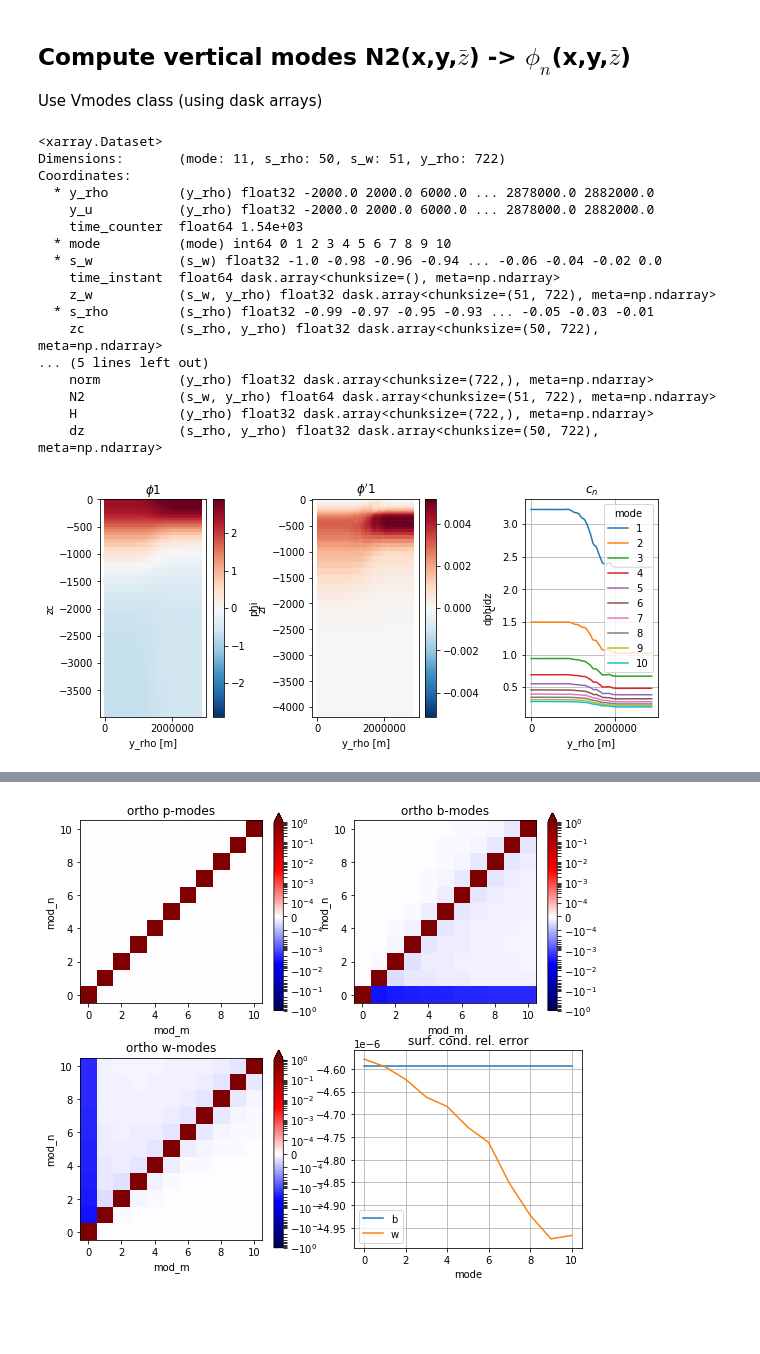
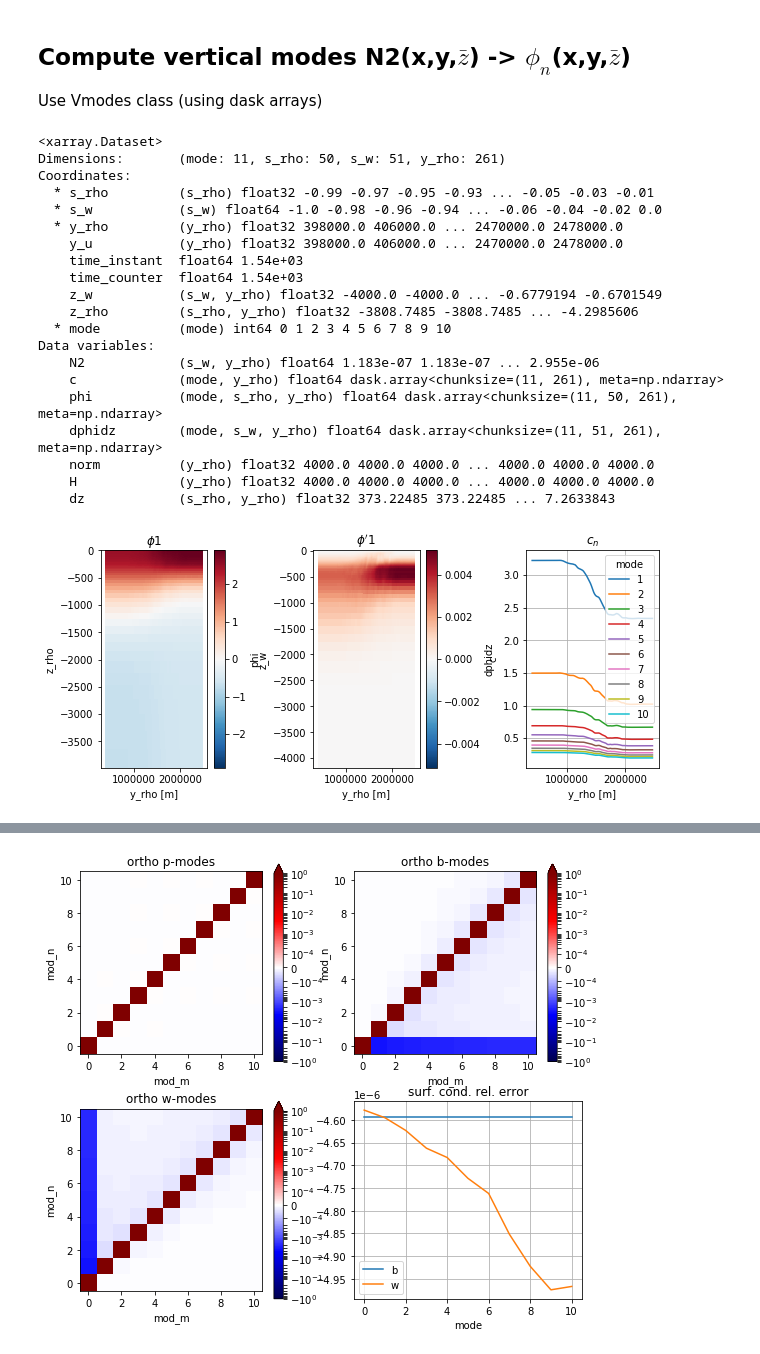
Before and after one commit to slgentil/croco, a Jupyter notebook: tutorials/proj_modes.ipynb, the cells around one changed output, grey strips where cells are left out. Drawn from its saved outputs; the diff is of its cells as text; code cells hidden in the pictures; blank space fills up the shorter version.

```diff
--- a/tutorials/proj_modes.ipynb
+++ b/tutorials/proj_modes.ipynb
@@ -30 +33,10 @@ client
+# %%
+docal = False # load sub-dataset used in this example and compute mean state or load it from zar
+
+filename = "./proj_mode_data"
+filemean = "./proj_mode_mean"
+filegrid = "./proj_mode_grid.json"
+
+root_path = '/home/datawork-lops-osi/equinox/jetn/'
+run = 'jet_cfg1_wp75_4km_1500a2000j_floats_lev50_itide/'
 # %% [markdown]
@@ -33,9 +44,0 @@ loading simulation using postp Run class
-# %%
-root_path = '/home/datawork-lops-osi/equinox/jetn/'
-run = 'jet_cfg1_wp75_4km_1500a2000j_floats_lev50_itide/'
-it = 1 # time index (working with one time index for this example)
-
-r = pp.Run(root_path+run, prefix='file_',open_nc=['grid','his'], verbose=True)
-ds = r['his'].isel(time=it)
-
-### N.B.: Here we should specify wether some dimensions are periodic (e.g. x)
@@ -113,0 +125,15 @@ Text(0.5, 1.0, 'U_a, x-avg')
+# %%
+### load stored data
+
+if not docal:
+    ds_mean = xr.load_dataset(filemean+".nc")
+    ds = xr.load_dataset(filename+".nc")
+    N2, zmoy, zwoy = ds_mean.N2, ds_mean.z_rho, ds_mean.z_w
+    if "xgrid" not in ds.attrs:
+        with open(filegrid, mode="r") as fp:
+            gridcoord = json.load(fp)
+        ds.attrs['xgrid'] = Grid(ds, coords=gridcoord)
+    xgrid = ds.attrs['xgrid']
+
+    # I still need to load the run to initialize the Run object
+    r = pp.Run(root_path+run, prefix='file_',open_nc=['grid'], verbose=True)
@@ -118,44 +158,47 @@ Use Vmodes class (using dask arrays)
 # %%
 ### compute modes
 nmodes = 10
 #vmodes = vmd.Vmodes(r.xgrid, nmodes, zmoy, zwoy, N2, persist=True)
-vmodes = Vmodes(r.xgrid, nmodes, zmoy, zwoy, N2, persist=True) # working version
+vmodes = vmd.Vmodes(xgrid, nmodes, zmoy, zwoy, N2, persist=True) # working version
 
 # plot result (for one mode)
 imod = 1
 fig, axs = plt.subplots(1, 3, sharex=True, sharey=False, figsize=(10,4))
 ax=axs[0]
-vmodes.ds.phi.sel(mode=imod).plot(x="y_rho", y="zc", ax=ax)
+vmodes.ds.phi.sel(mode=imod).plot(x="y_rho", y="z_rho", ax=ax)
 ax.set_title(r"$\phi $"+str(imod))
 ax=axs[1]
-vmodes.ds.dphidz.sel(mode=imod).plot(x="y_rho", y="zf", ax=ax)
+vmodes.ds.dphidz.sel(mode=imod).plot(x="y_rho", y="z_w", ax=ax)
 ax.set_title(r"$\phi' $"+str(imod))
 ax = axs[2]
 vmodes.ds.c.isel(mode=slice(1,None)).plot.line(x="y_rho", ax=ax)
 ax.grid(True)
 ax.set_title(r"$c_n$")
 fig.subplots_adjust(wspace=.6)
 
 # show result
 vmodes.ds
 # %% [output]
 <xarray.Dataset>
-Dimensions:       (mode: 11, s_rho: 50, s_w: 51, y_rho: 722)
+Dimensions:       (mode: 11, s_rho: 50, s_w: 51, y_rho: 261)
 Coordinates:
-  * y_rho         (y_rho) float32 -2000.0 2000.0 6000.0 ... 2878000.0 2882000.0
-    y_u           (y_rho) float32 -2000.0 2000.0 6000.0 ... 2878000.0 2882000.0
+  * s_rho         (s_rho) float32 -0.99 -0.97 -0.95 -0.93 ... -0.05 -0.03 -0.01
+  * s_w           (s_w) float64 -1.0 -0.98 -0.96 -0.94 ... -0.06 -0.04 -0.02 0.0
+  * y_rho         (y_rho) float32 398000.0 406000.0 ... 2470000.0 2478000.0
+    y_u           (y_rho) float32 398000.0 406000.0 ... 2470000.0 2478000.0
+    time_instant  float64 1.54e+03
     time_counter  float64 1.54e+03
+    z_w           (s_w, y_rho) float32 -4000.0 -4000.0 ... -0.6779194 -0.6701549
+    z_rho         (s_rho, y_rho) float32 -3808.7485 -3808.7485 ... -4.2985606
   * mode          (mode) int64 0 1 2 3 4 5 6 7 8 9 10
-  * s_w           (s_w) float32 -1.0 -0.98 -0.96 -0.94 ... -0.06 -0.04 -0.02 0.0
-    time_instant  float64 dask.array<chunksize=(), meta=np.ndarray>
-    z_w           (s_w, y_rho) float32 dask.array<chunksize=(51, 722), meta=np.ndarray>
-  * s_rho         (s_rho) float32 -0.99 -0.97 -0.95 -0.93 ... -0.05 -0.03 -0.01
-    zc            (s_rho, y_rho) float32 dask.array<chunksize=(50, 722), meta=np.ndarray>
-... (5 lines left out)
-    norm          (y_rho) float32 dask.array<chunksize=(722,), meta=np.ndarray>
-    N2            (s_w, y_rho) float64 dask.array<chunksize=(51, 722), meta=np.ndarray>
-    H             (y_rho) float32 dask.array<chunksize=(722,), meta=np.ndarray>
-    dz            (s_rho, y_rho) float32 dask.array<chunksize=(50, 722), meta=np.ndarray>
+Data variables:
+    N2            (s_w, y_rho) float64 1.183e-07 1.183e-07 ... 2.955e-06
+    c             (mode, y_rho) float64 dask.array<chunksize=(11, 261), meta=np.ndarray>
+    phi           (mode, s_rho, y_rho) float64 dask.array<chunksize=(11, 50, 261), meta=np.ndarray>
+    dphidz        (mode, s_w, y_rho) float64 dask.array<chunksize=(11, 51, 261), meta=np.ndarray>
+    norm          (y_rho) float32 4000.0 4000.0 4000.0 ... 4000.0 4000.0 4000.0
+    H             (y_rho) float32 4000.0 4000.0 4000.0 ... 4000.0 4000.0 4000.0
+    dz            (s_rho, y_rho) float32 373.22485 373.22485 ... 7.2633843
-[figure, old version]
+[figure, new version]
 # %%
 ### Application: project fields on base of modes
```
Also changed, not shown: parts of 24 cells of this notebook, 2 other files.
